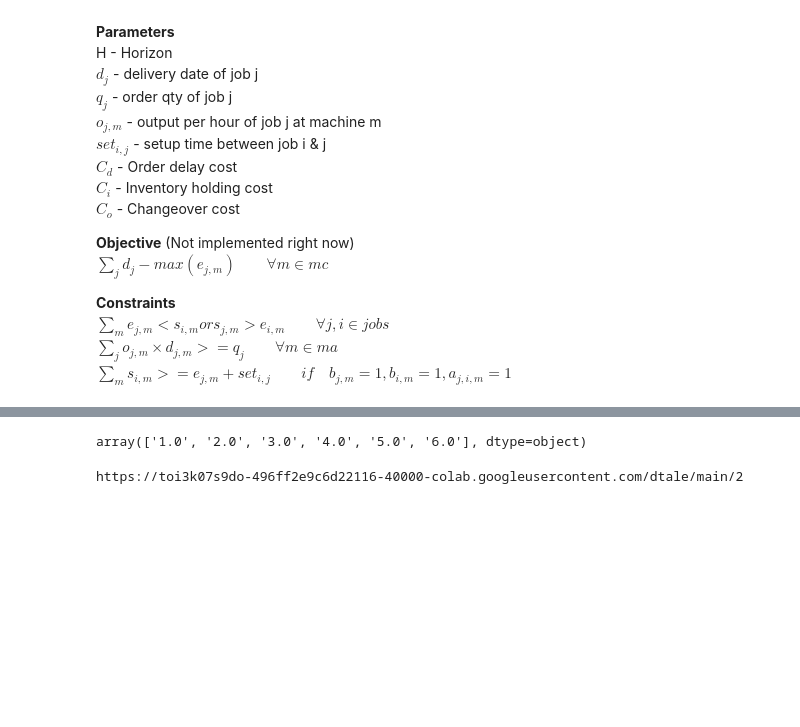
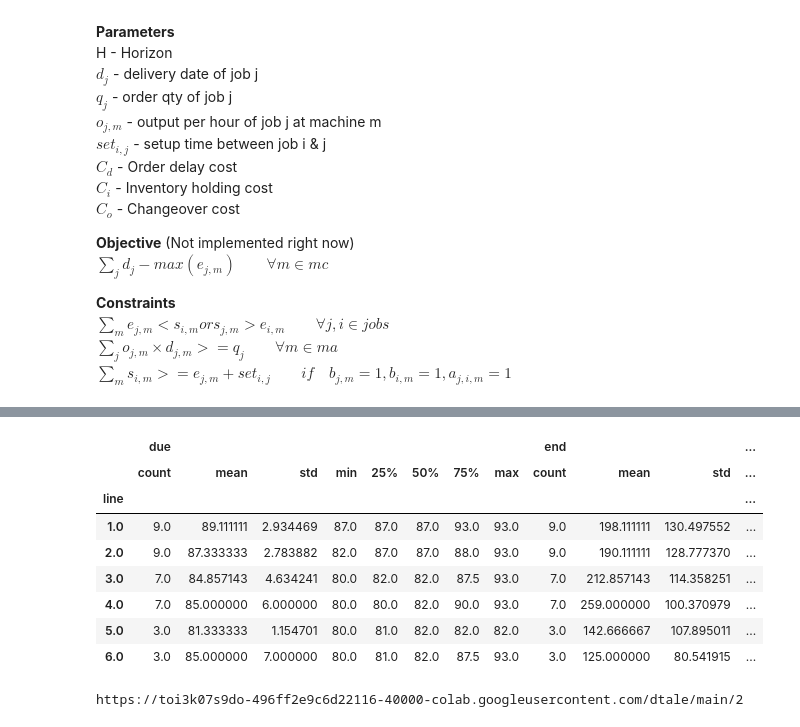
Before and after one commit to mswastik/django, a Jupyter notebook: CP4 cost.ipynb, the cells around one changed output, grey strips where cells are left out. Saved outputs shown, nothing was run; the diff lists cells and outputs as text; code cells hidden in the pictures; blank space fills up the shorter version.

```diff
--- a/CP4 cost.ipynb
+++ b/CP4 cost.ipynb
@@ -291,9 +255,9 @@ for o in op:
 tc=0
 tt1={}
 s1={}
-#s2={}
 s3={}
 expr={}
+setcost=0
 for i in jobs:
   for m in mc:
     for j in jobs:
@@ -375,5 +322,5 @@ Successfully installed bokeh-2.2.3 pillow-8.0.1
 # %%
-from bokeh.io import output_notebook, show
+import bokeh.plotting
 from bokeh.models import ColumnDataSource
 from bokeh.palettes import Spectral6
 from bokeh.plotting import figure
@@ -387,17 +334,17 @@ tools = ["box_select", "hover", "reset"]
 #group = ff.groupby(['line']).sum()
 length = len(ff)
 #colors = palette[length]
-source = ColumnDataSource(ff)
+#source = ColumnDataSource(ff)
 #while len(colors)>length:
 #    colors.pop()
 ff['line'] = ff['line'].astype('str')
 kkk=ff['line'].unique()
-group = ff.groupby('line')
+group = ff.groupby(by=['line','Job'])
 source = ColumnDataSource(group)
 
-pp = figure(x_range=group,plot_width=1200, plot_height=550,title="Schedule", tools=tools)
-pp.hbar(y='line', left='start', right='end', height=0.4,source=source,
-        color=factor_cmap('line', Spectral6, sorted(kkk)))
+pp = figure(y_range=group,plot_width=1200, plot_height=550,title="Schedule", tools=tools)
+pp.hbar(y='line_Job', left='start_mean', right='end_mean', height=0.4,source=source,
+        color=factor_cmap('line_Job', Spectral6, sorted(kkk)))
 
 #p.ygrid.grid_line_color = None
 #p.xaxis.axis_label = "Time (seconds)"
@@ -408,10 +355,18 @@ show(pp)
 [interactive output not drawn]
 [interactive output not drawn]
 [interactive output not drawn]
-# %%
-kkk
-# %% [output]
-array(['1.0', '2.0', '3.0', '4.0', '5.0', '6.0'], dtype=object)
+# %%
+group.describe()
+# %% [output]
+|  | due |  |  |  |  |  |  |  | end |  |  | ... |
+|  | count | mean | std | min | 25% | 50% | 75% | max | count | mean | std | ... |
+| line |  |  |  |  |  |  |  |  |  |  |  | ... |
+| 1.0 | 9.0 | 89.111111 | 2.934469 | 87.0 | 87.0 | 87.0 | 93.0 | 93.0 | 9.0 | 198.111111 | 130.497552 | ... |
+| 2.0 | 9.0 | 87.333333 | 2.783882 | 82.0 | 87.0 | 87.0 | 88.0 | 93.0 | 9.0 | 190.111111 | 128.777370 | ... |
+| 3.0 | 7.0 | 84.857143 | 4.634241 | 80.0 | 82.0 | 82.0 | 87.5 | 93.0 | 7.0 | 212.857143 | 114.358251 | ... |
+| 4.0 | 7.0 | 85.000000 | 6.000000 | 80.0 | 80.0 | 82.0 | 90.0 | 93.0 | 7.0 | 259.000000 | 100.370979 | ... |
+| 5.0 | 3.0 | 81.333333 | 1.154701 | 80.0 | 81.0 | 82.0 | 82.0 | 82.0 | 3.0 | 142.666667 | 107.895011 | ... |
+| 6.0 | 3.0 | 85.000000 | 7.000000 | 80.0 | 81.0 | 82.0 | 87.5 | 93.0 | 3.0 | 125.000000 | 80.541915 | ... |
 # %%
 !pip install dtale
 from dtale import show
```
Also changed, not shown: parts of 6 cells of this notebook.
